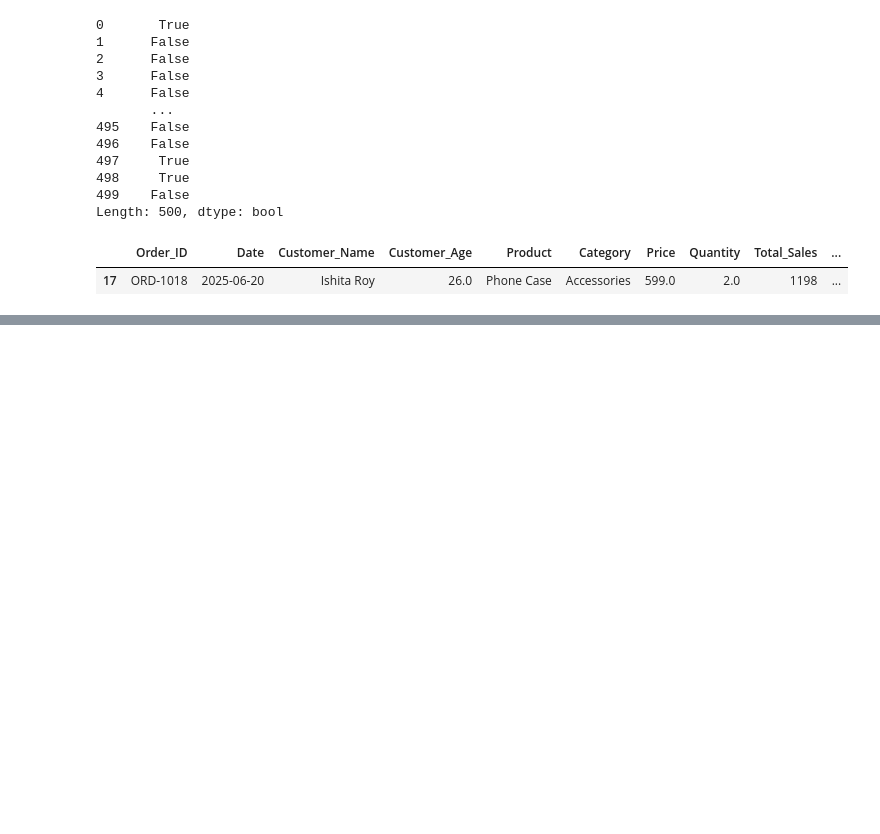
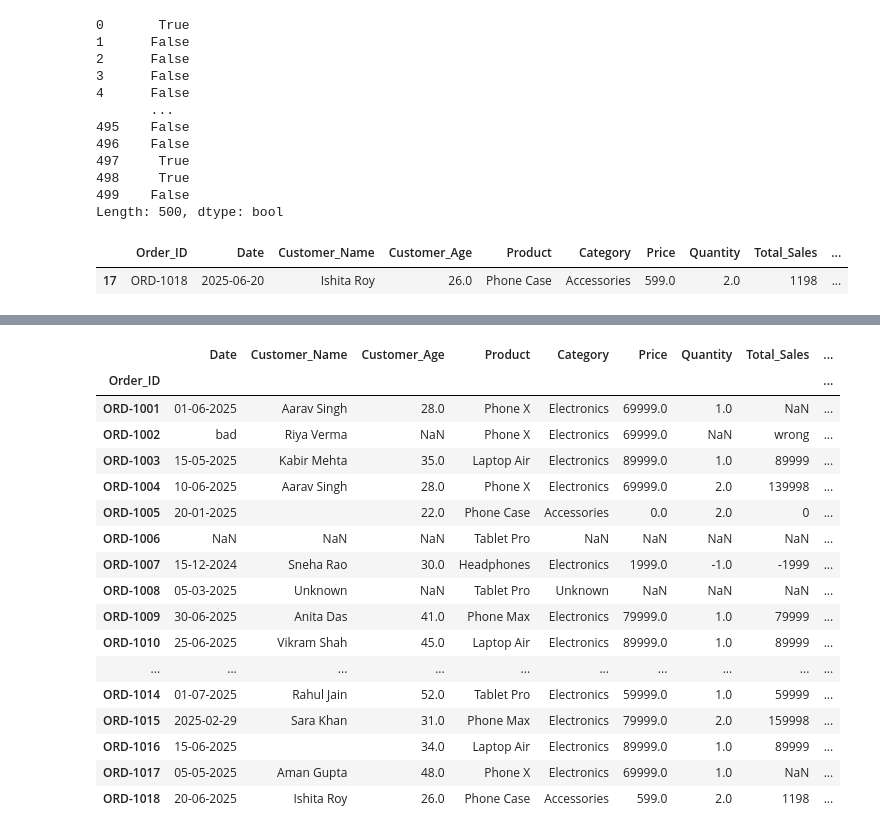
Before and after one commit to DEVENDRA-5470/PROJECT-BATCH-82, a Jupyter notebook: pandas_class.ipynb, the cells around one changed output, grey strips where cells are left out. Drawn from its saved outputs; the diff is of its cells as text; code cells hidden in the pictures; blank space fills up the shorter version.

```diff
--- a/pandas_class.ipynb
+++ b/pandas_class.ipynb
@@ -294,0 +351,45 @@ cols=['Region','Customer_Age','Total_Sales']
+# %%
+import pandas as pd
+path=r'C:\Users\dev\OneDrive\Documents\pandas_practice_sales.csv'
+data=pd.read_csv(path)
+df=pd.DataFrame(data)
+df
+# masked=df["Customer_Age"].mask(df['Customer_Age']>40)
+# masked
+
+# where=df["Customer_Age"].where(df['Customer_Age']>40)
+# where
+
+# fil=df.nlargest(1,"Customer_Age")
+# fil
+
+# fil=df.nsmallest(1,"Customer_Age")
+# fil
+
+# fil=df.sample(5,random_state=42)
+# fil
+
+# age_limit=30
+# fil=df.query('Customer_Age > @age_limit')
+fil
+df=df.set_index("Order_ID").sort_index()
+df
+# %% [output]
+|  | Date | Customer_Name | Customer_Age | Product | Category | Price | Quantity | Total_Sales | ... |
+| Order_ID |  |  |  |  |  |  |  |  | ... |
+| ORD-1001 | 01-06-2025 | Aarav Singh | 28.0 | Phone X | Electronics | 69999.0 | 1.0 | NaN | ... |
+| ORD-1002 | bad | Riya Verma | NaN | Phone X | Electronics | 69999.0 | NaN | wrong | ... |
+| ORD-1003 | 15-05-2025 | Kabir Mehta | 35.0 | Laptop Air | Electronics | 89999.0 | 1.0 | 89999 | ... |
+| ORD-1004 | 10-06-2025 | Aarav Singh | 28.0 | Phone X | Electronics | 69999.0 | 2.0 | 139998 | ... |
+| ORD-1005 | 20-01-2025 |  | 22.0 | Phone Case | Accessories | 0.0 | 2.0 | 0 | ... |
+| ORD-1006 | NaN | NaN | NaN | Tablet Pro | NaN | NaN | NaN | NaN | ... |
+| ORD-1007 | 15-12-2024 | Sneha Rao | 30.0 | Headphones | Electronics | 1999.0 | -1.0 | -1999 | ... |
+| ORD-1008 | 05-03-2025 | Unknown | NaN | Tablet Pro | Unknown | NaN | NaN | NaN | ... |
+| ORD-1009 | 30-06-2025 | Anita Das | 41.0 | Phone Max | Electronics | 79999.0 | 1.0 | 79999 | ... |
+| ORD-1010 | 25-06-2025 | Vikram Shah | 45.0 | Laptop Air | Electronics | 89999.0 | 1.0 | 89999 | ... |
+| ... | ... | ... | ... | ... | ... | ... | ... | ... | ... |
+| ORD-1014 | 01-07-2025 | Rahul Jain | 52.0 | Tablet Pro | Electronics | 59999.0 | 1.0 | 59999 | ... |
+| ORD-1015 | 2025-02-29 | Sara Khan | 31.0 | Phone Max | Electronics | 79999.0 | 2.0 | 159998 | ... |
+| ORD-1016 | 15-06-2025 |  | 34.0 | Laptop Air | Electronics | 89999.0 | 1.0 | 89999 | ... |
+| ORD-1017 | 05-05-2025 | Aman Gupta | 48.0 | Phone X | Electronics | 69999.0 | 1.0 | NaN | ... |
+| ORD-1018 | 20-06-2025 | Ishita Roy | 26.0 | Phone Case | Accessories | 599.0 | 2.0 | 1198 | ... |
```
Also changed, not shown: parts of 2 cells of this notebook, 1 other file.
